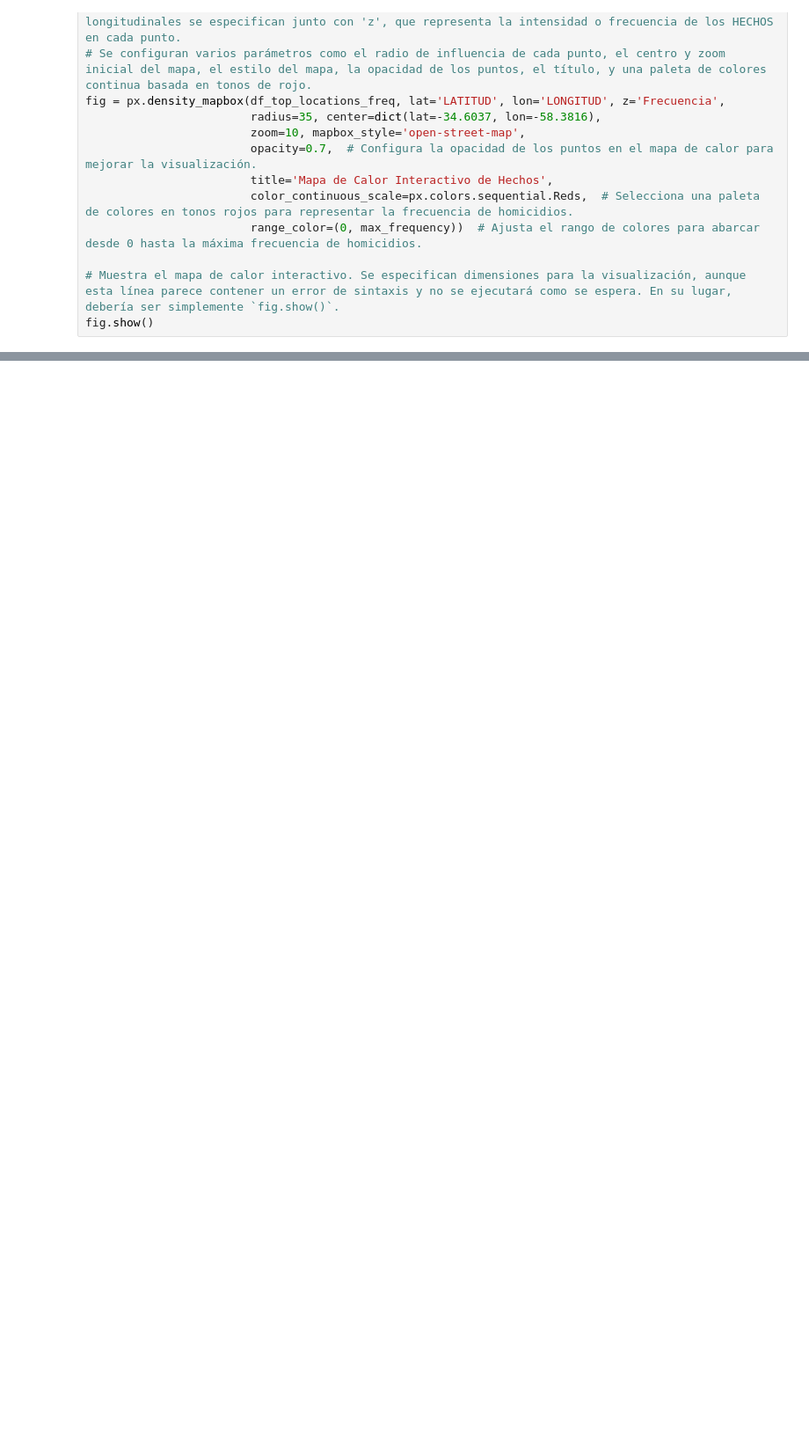
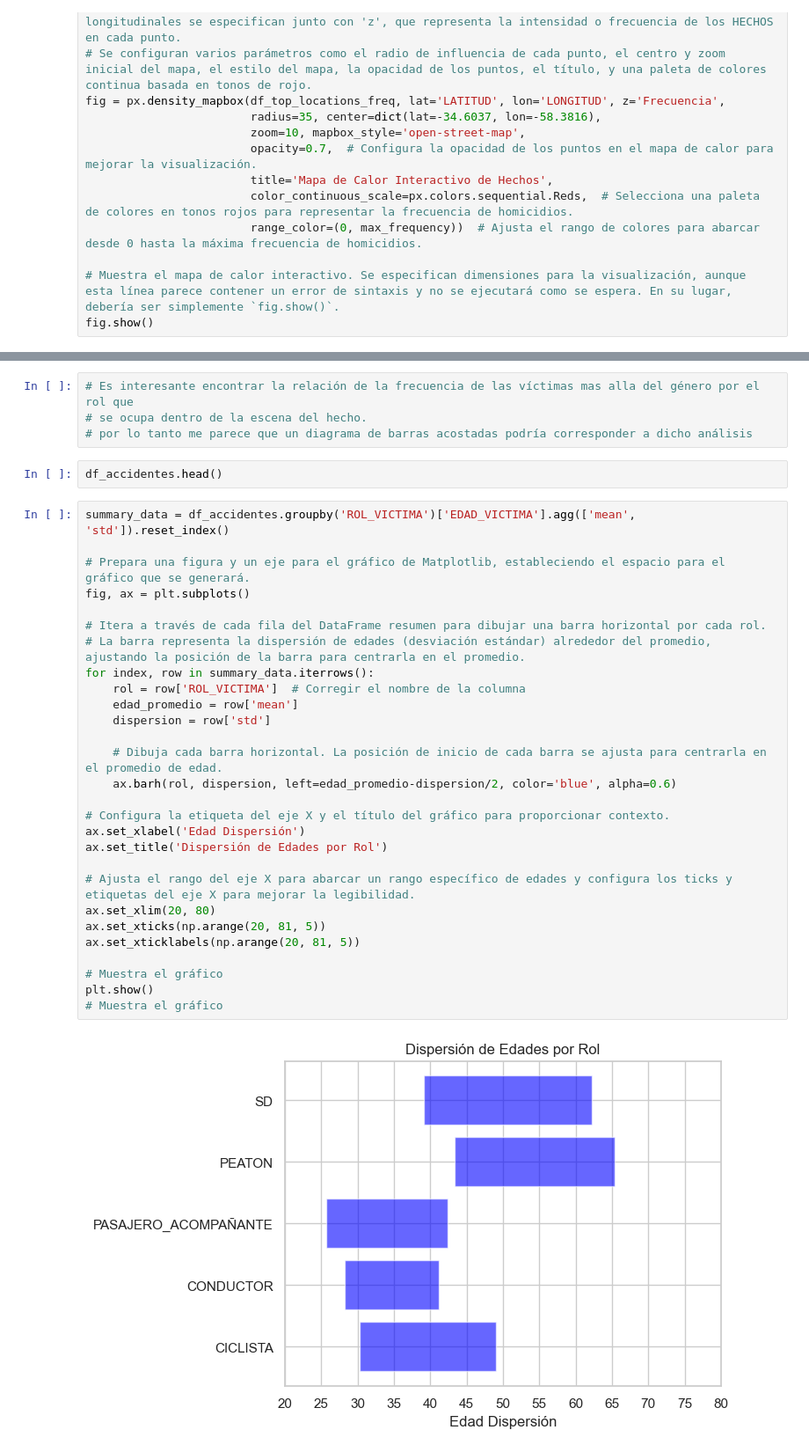
Before and after one commit to MarceCorreal/Analisis_Homicidios_Viales_Ciudad_Buenos_Aires, a Jupyter notebook: EDA/eda_accidentes.ipynb, the cells around one changed output, grey strips where cells are left out. Shown at 88% size. Drawn from its saved outputs; the diff is of its cells as text; blank space fills up the shorter version.

```diff
--- a/EDA/eda_accidentes.ipynb
+++ b/EDA/eda_accidentes.ipynb
@@ -413,0 +546,36 @@ fig.show()
+# %%
+# Es interesante encontrar la relación de la frecuencia de las víctimas mas alla del género por el rol que
+# se ocupa dentro de la escena del hecho.
+# por lo tanto me parece que un diagrama de barras acostadas podría corresponder a dicho análisis
+# %%
+df_accidentes.head()
+# %%
+summary_data = df_accidentes.groupby('ROL_VICTIMA')['EDAD_VICTIMA'].agg(['mean', 'std']).reset_index()
+
+# Prepara una figura y un eje para el gráfico de Matplotlib, estableciendo el espacio para el gráfico que se generará.
+fig, ax = plt.subplots()
+
+# Itera a través de cada fila del DataFrame resumen para dibujar una barra horizontal por cada rol.
+# La barra representa la dispersión de edades (desviación estándar) alrededor del promedio, ajustando la posición de la barra para centrarla en el promedio.
+for index, row in summary_data.iterrows():
+    rol = row['ROL_VICTIMA']  # Corregir el nombre de la columna
+    edad_promedio = row['mean']
+    dispersion = row['std']
+
+    # Dibuja cada barra horizontal. La posición de inicio de cada barra se ajusta para centrarla en el promedio de edad.
+    ax.barh(rol, dispersion, left=edad_promedio-dispersion/2, color='blue', alpha=0.6)
+
+# Configura la etiqueta del eje X y el título del gráfico para proporcionar contexto.
+ax.set_xlabel('Edad Dispersión')
+ax.set_title('Dispersión de Edades por Rol')
+
+# Ajusta el rango del eje X para abarcar un rango específico de edades y configura los ticks y etiquetas del eje X para mejorar la legibilidad.
+ax.set_xlim(20, 80)
+ax.set_xticks(np.arange(20, 81, 5))
+ax.set_xticklabels(np.arange(20, 81, 5))
+
+# Muestra el gráfico
+plt.show()
+# Muestra el gráfico
+# %% [output]
+[figure, added]
```
Also changed, not shown: parts of 23 cells of this notebook, 1 other file.
